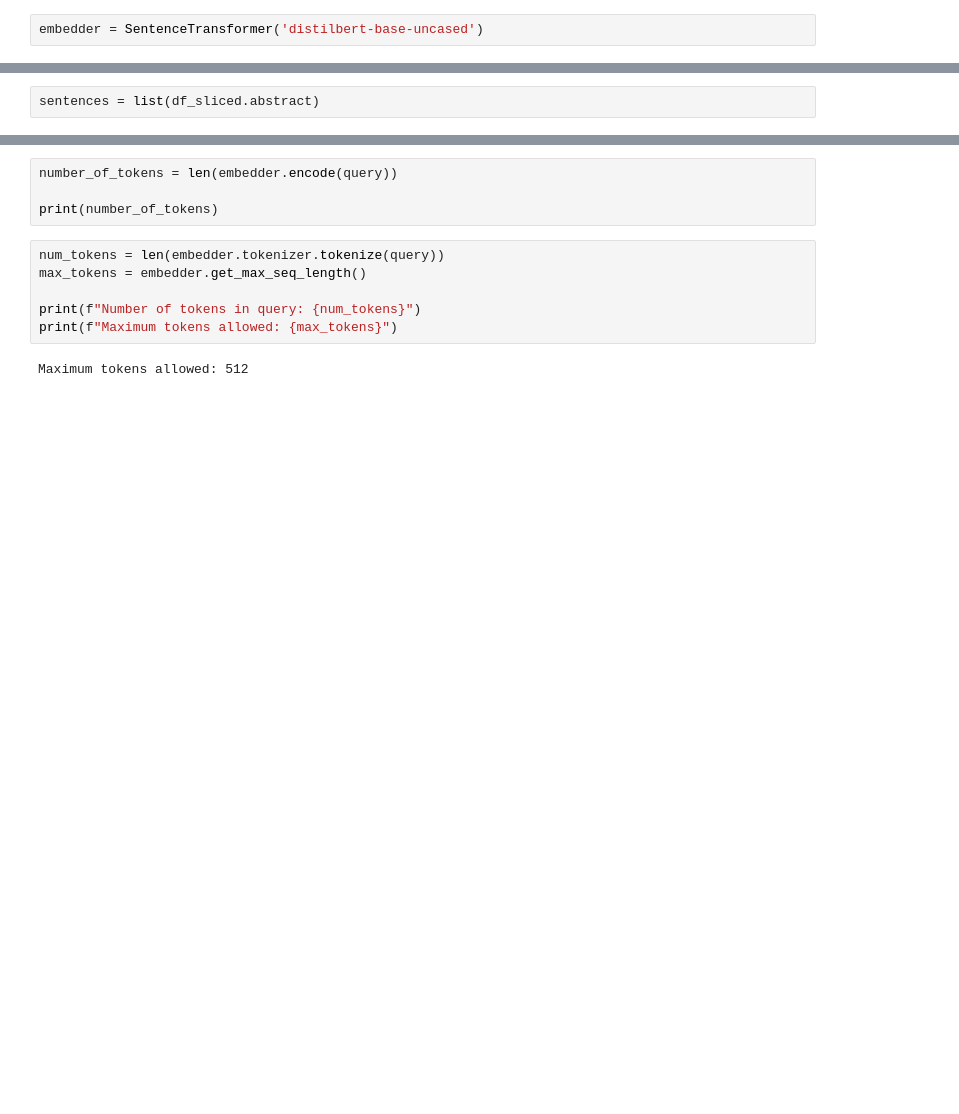
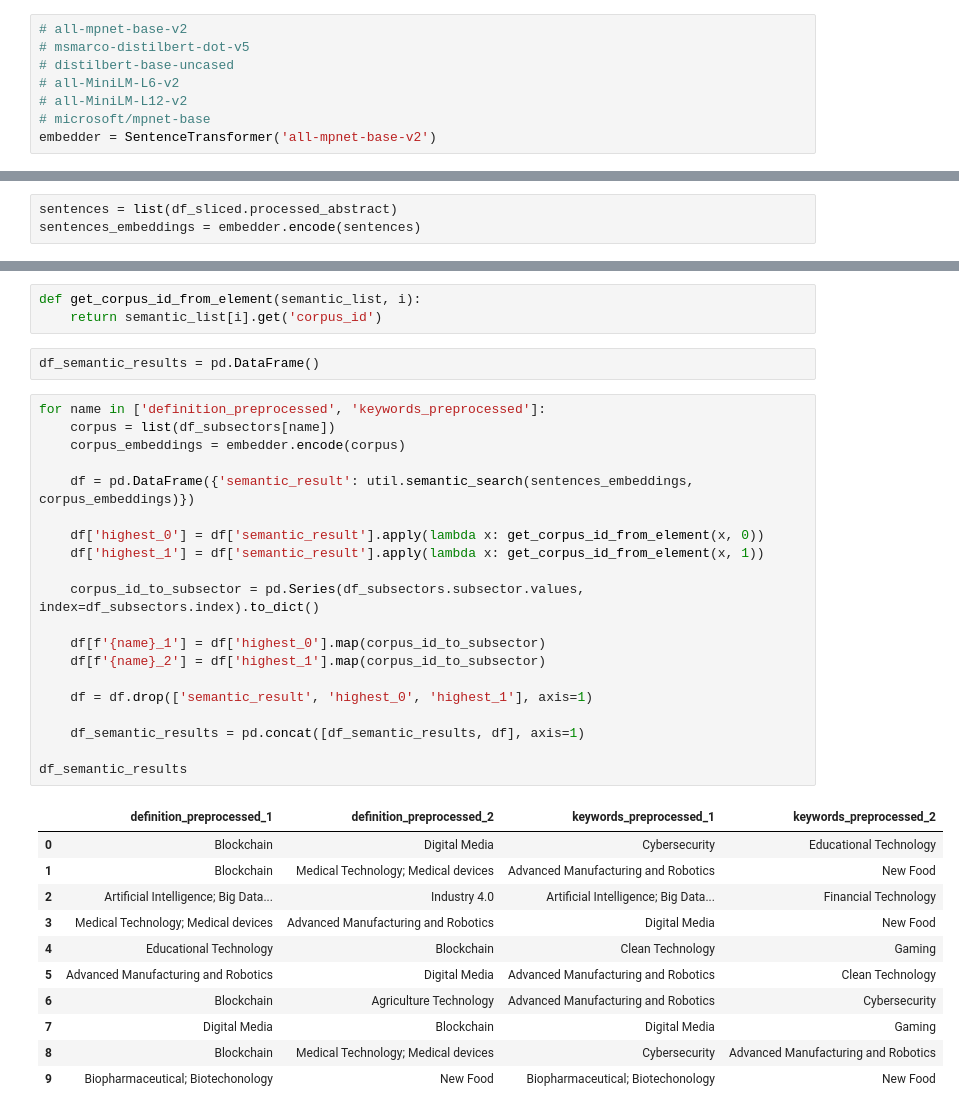
Before and after one commit to tseronni/genome, a Jupyter notebook: notebooks/semantic_search_with_deep_learning.ipynb, the cells around one changed output, grey strips where cells are left out. Cells and saved outputs as stored; diff of their text form; blank space fills up the shorter version.

```diff
--- a/notebooks/semantic_search_with_deep_learning.ipynb
+++ b/notebooks/semantic_search_with_deep_learning.ipynb
@@ -73,3 +53,9 @@ df_sliced
 # %%
-embedder = SentenceTransformer('distilbert-base-uncased')
+# all-mpnet-base-v2
+# msmarco-distilbert-dot-v5
+# distilbert-base-uncased
+# all-MiniLM-L6-v2
+# all-MiniLM-L12-v2
+# microsoft/mpnet-base
+embedder = SentenceTransformer('all-mpnet-base-v2')
 # %% [output]
@@ -90,2 +69,3 @@ embedder = SentenceTransformer('distilbert-base-uncased')
 # %%
-sentences = list(df_sliced.abstract)
+sentences = list(df_sliced.processed_abstract)
+sentences_embeddings = embedder.encode(sentences)
@@ -113,12 +72,37 @@ See the caveats in the documentation: https://pandas.pydata.org/pandas-docs/stab
-# %%
-number_of_tokens = len(embedder.encode(query))
-
-print(number_of_tokens)
+# %%
+def get_corpus_id_from_element(semantic_list, i):
+    return semantic_list[i].get('corpus_id')
+# %%
+df_semantic_results = pd.DataFrame()
 # %%
-num_tokens = len(embedder.tokenizer.tokenize(query))
-max_tokens = embedder.get_max_seq_length()
+for name in ['definition_preprocessed', 'keywords_preprocessed']:
+    corpus = list(df_subsectors[name])
+    corpus_embeddings = embedder.encode(corpus)
 
-print(f"Number of tokens in query: {num_tokens}")
-print(f"Maximum tokens allowed: {max_tokens}")
+    df = pd.DataFrame({'semantic_result': util.semantic_search(sentences_embeddings, corpus_embeddings)})
+
+    df['highest_0'] = df['semantic_result'].apply(lambda x: get_corpus_id_from_element(x, 0))
+    df['highest_1'] = df['semantic_result'].apply(lambda x: get_corpus_id_from_element(x, 1))
+
+    corpus_id_to_subsector = pd.Series(df_subsectors.subsector.values, index=df_subsectors.index).to_dict()
+
+    df[f'{name}_1'] = df['highest_0'].map(corpus_id_to_subsector)
+    df[f'{name}_2'] = df['highest_1'].map(corpus_id_to_subsector)
+
+    df = df.drop(['semantic_result', 'highest_0', 'highest_1'], axis=1)
+
+    df_semantic_results = pd.concat([df_semantic_results, df], axis=1)
+
+df_semantic_results
 # %% [output]
-Maximum tokens allowed: 512
+|  | definition_preprocessed_1 | definition_preprocessed_2 | keywords_preprocessed_1 | keywords_preprocessed_2 |
+| 0 | Blockchain | Digital Media | Cybersecurity | Educational Technology |
+| 1 | Blockchain | Medical Technology; Medical devices | Advanced Manufacturing and Robotics | New Food |
+| 2 | Artificial Intelligence; Big Data... | Industry 4.0 | Artificial Intelligence; Big Data... | Financial Technology |
+| 3 | Medical Technology; Medical devices | Advanced Manufacturing and Robotics | Digital Media | New Food |
+| 4 | Educational Technology | Blockchain | Clean Technology | Gaming |
+| 5 | Advanced Manufacturing and Robotics | Digital Media | Advanced Manufacturing and Robotics | Clean Technology |
+| 6 | Blockchain | Agriculture Technology | Advanced Manufacturing and Robotics | Cybersecurity |
+| 7 | Digital Media | Blockchain | Digital Media | Gaming |
+| 8 | Blockchain | Medical Technology; Medical devices | Cybersecurity | Advanced Manufacturing and Robotics |
+| 9 | Biopharmaceutical; Biotechonology | New Food | Biopharmaceutical; Biotechonology | New Food |
```
Also changed, not shown: parts of 10 cells of this notebook, 1 other file.
